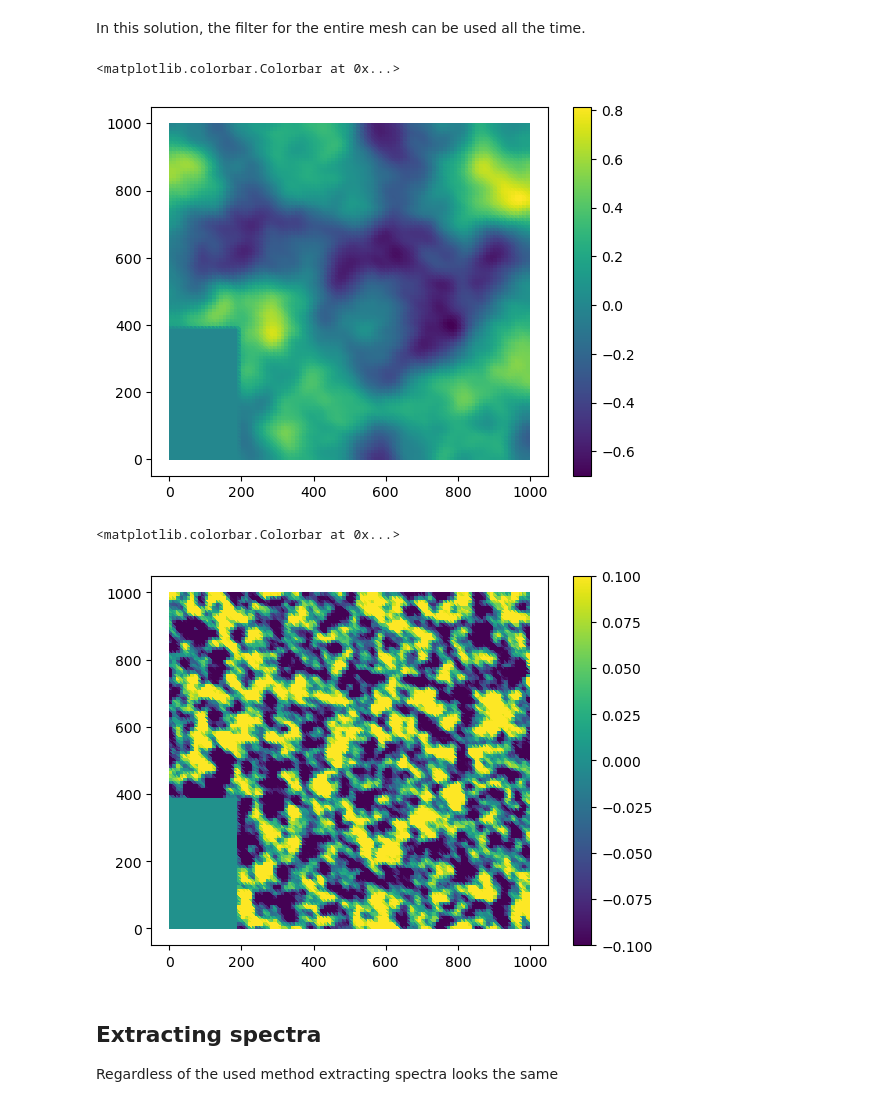
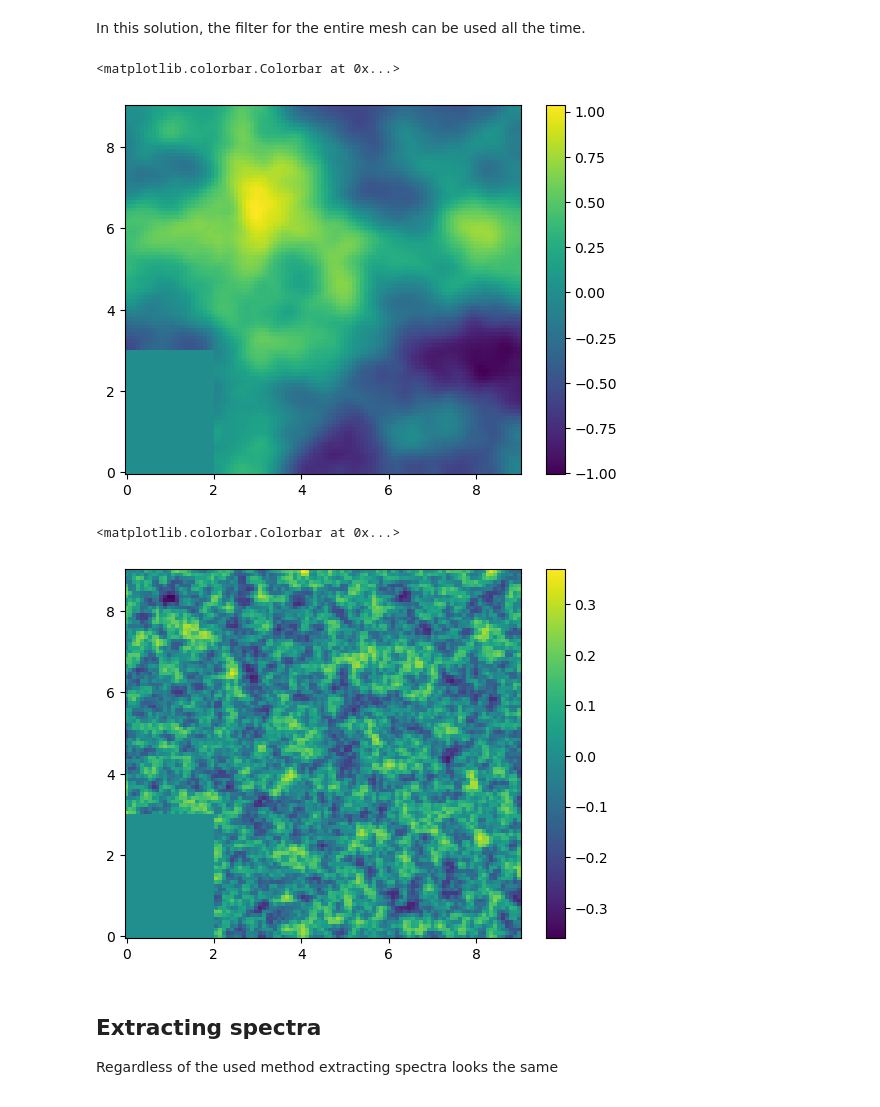
Before and after one commit to FESOM/implicit_filter, a Jupyter notebook: examples/data_masking_example.ipynb, the cells around one changed output. Saved outputs shown, nothing was run; the diff lists cells and outputs as text; code cells hidden in the pictures.

```diff
--- a/examples/data_masking_example.ipynb
+++ b/examples/data_masking_example.ipynb
@@ -62,16 +78,6 @@ espectrum = espectrum / np.power(nx, 4)
 tt = np.real(np.fft.ifft2(ttf))  # We expect that it will show - 2 spectrum
 # %% [markdown]
 ### Reshape arrays and make triangulation
-# %%
-from implicit_filter import make_tri
-
-nodnum = np.reshape(nodnum, [ny, nx]).T
-xcoord = np.reshape(xcoord, [nx * ny])
-ycoord = np.reshape(ycoord, [nx * ny])
-tt = np.reshape(tt, [nx * ny])
-tri = make_tri(nodnum, nx, ny) # Creates triangulation
-n2d = len(xcoord)  # The number of vertices (nodes)
-e2d = len(tri[:, 1]) # Number of elements (cells)
 # %%
 import matplotlib.pyplot as plt
 import matplotlib as mpl
@@ -86,7 +90,7 @@ plt.colorbar()
 # %% [markdown]
 Now part of this data needs to be masked (eg. land mask)
 # %%
-mask = np.logical_and(xcoord < 200, ycoord < 400)
+mask = np.logical_and(xcoord < 2, ycoord < 3)
 masked_data = tt.copy()
-masked_data[mask] = np.nan
+masked_data[mask] = 0.0
 # %%
@@ -147,25 +151,25 @@ plt.colorbar()
 # %% [markdown]
 In this solution, the filter for the entire mesh can be used all the time.
 # %%
-from implicit_filter import TriangularFilter
+from implicit_filter import LatLonFilter
 
-filter = TriangularFilter()
-filter.prepare(n2d=n2d, e2d=e2d, tri=tri, xcoord=xcoord, ycoord=ycoord)
+flter = LatLonFilter()
+flter.prepare(xcoord[:, 0], ycoord[0, :], cartesian=False, mask=np.logical_not(mask))
 # %%
-tts = filter.compute(1, 2 * math.pi / 100., masked_data)
+tts = flter.compute(1, 2 * math.pi / 100., masked_data)
 tts[mask] = 0.0 # Reapply mask for the filtered data
 # %%
-plt.tripcolor(triangulation, tts)
+plt.pcolor(xcoord, ycoord, tts, shading='auto')
 plt.colorbar()
 # %% [output]
 <matplotlib.colorbar.Colorbar at 0x...>
-[figure, old version]
+[figure, new version]
 # %%
-plt.tripcolor(triangulation, tts - masked_data, vmin=-0.1, vmax=0.1)
+plt.pcolor(xcoord, ycoord, tts - masked_data, shading='auto')
 plt.colorbar()
 # %% [output]
 <matplotlib.colorbar.Colorbar at 0x...>
-[figure, old version]
+[figure, new version]
 # %% [markdown]
 ## Extracting spectra
 
```
Also changed, not shown: parts of 13 cells of this notebook, 1 other file.
